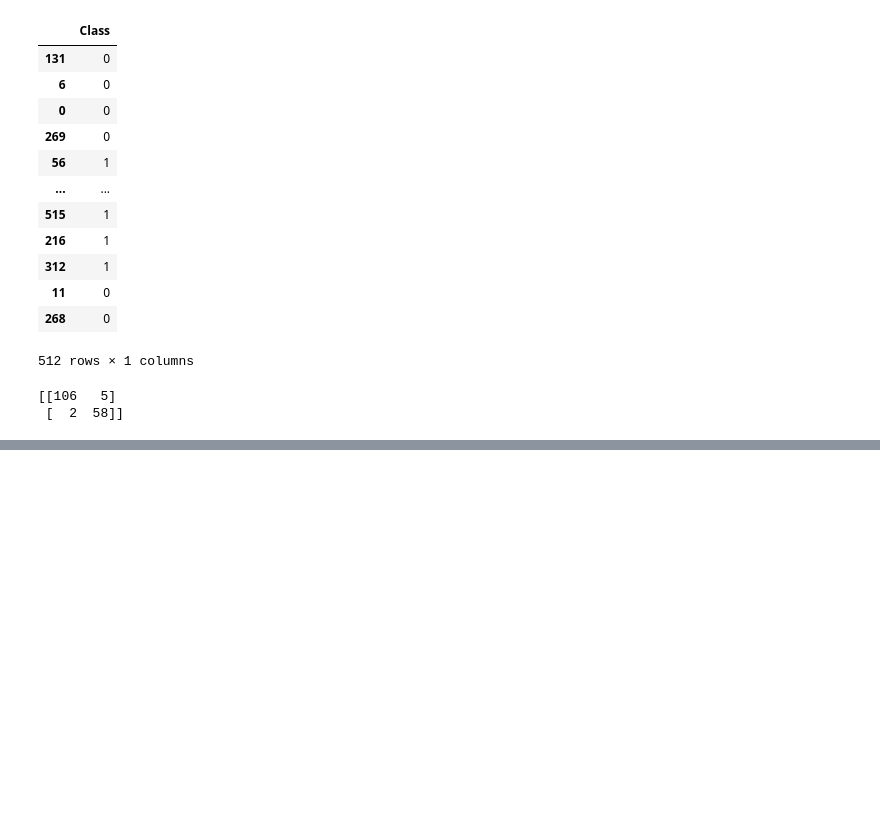
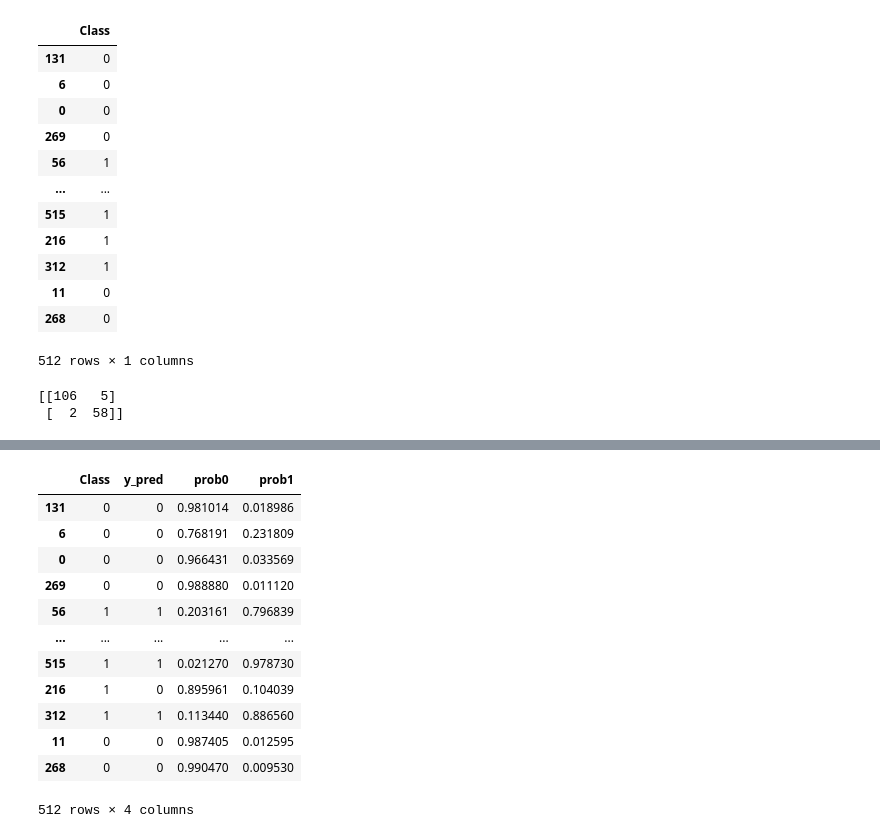
Before and after one commit to LEECHANGDAEE/b_data_certificate, a Jupyter notebook: 빅분기_실기.ipynb, the cells around one changed output, grey strips where cells are left out. Cells and saved outputs as stored; diff of their text form; code cells hidden in the pictures; blank space fills up the shorter version.

```diff
--- a/빅분기_실기.ipynb
+++ b/빅분기_실기.ipynb
@@ -185,3 +185,5 @@ print(confusion_test)
 # %% [output]
 [[106   5]
  [  2  58]]
+# %%
+prob_train =model.predict_proba(X_scaled_minmax_train)
@@ -187,0 +200,19 @@ print(confusion_test)
+# %%
+y_train[['y_pred']] = pred_train
+y_train[['prob0', 'prob1']] = prob_train
+# %%
+y_train
+# %% [output]
+|  | Class | y_pred | prob0 | prob1 |
+| 131 | 0 | 0 | 0.981014 | 0.018986 |
+| 6 | 0 | 0 | 0.768191 | 0.231809 |
+| 0 | 0 | 0 | 0.966431 | 0.033569 |
+| 269 | 0 | 0 | 0.988880 | 0.011120 |
+| 56 | 1 | 1 | 0.203161 | 0.796839 |
+| ... | ... | ... | ... | ... |
+| 515 | 1 | 1 | 0.021270 | 0.978730 |
+| 216 | 1 | 0 | 0.895961 | 0.104039 |
+| 312 | 1 | 1 | 0.113440 | 0.886560 |
+| 11 | 0 | 0 | 0.987405 | 0.012595 |
+| 268 | 0 | 0 | 0.990470 | 0.009530 |
+512 rows × 4 columns
```
Also changed, not shown: parts of 53 cells of this notebook.
